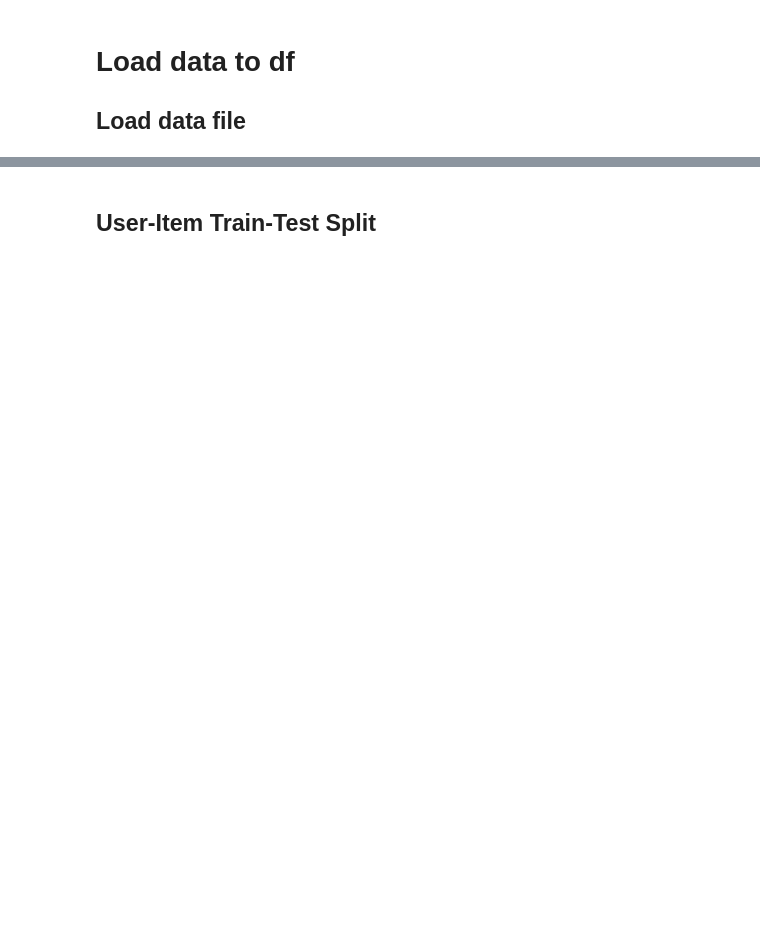
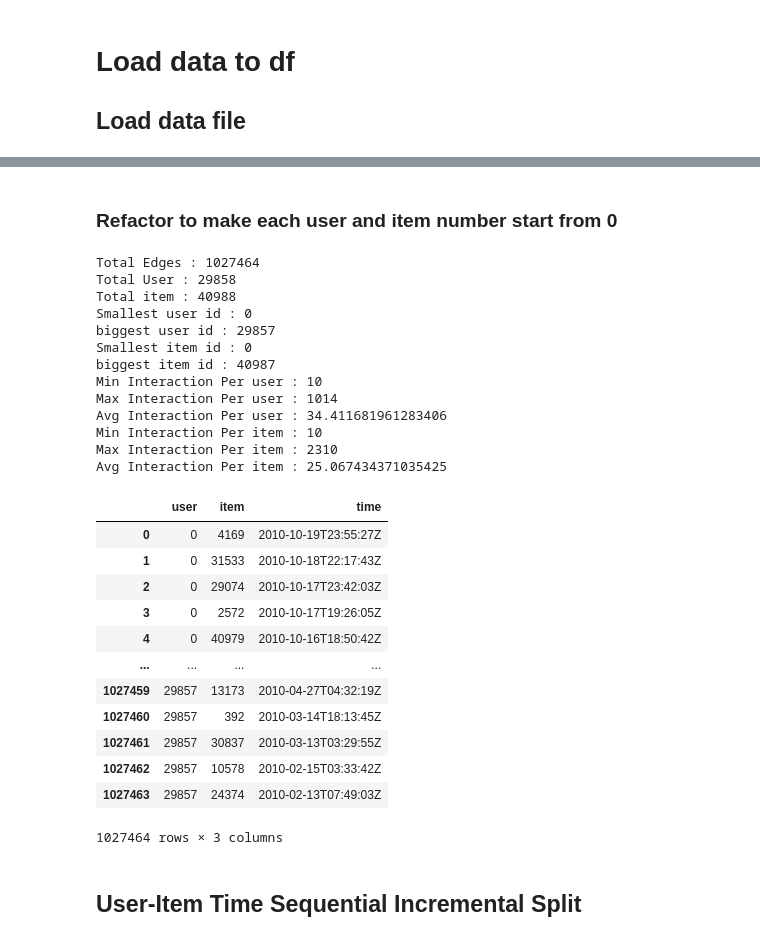
Before and after one commit to doublejone831/MGCCF, a Jupyter notebook: datahandler.ipynb, the cells around one changed output, grey strips where cells are left out. Cells and saved outputs as stored; diff of their text form; code cells hidden in the pictures; blank space fills up the shorter version.

```diff
--- a/datahandler.ipynb
+++ b/datahandler.ipynb
@@ -105,0 +253,33 @@ origin_df = pd.read_table(FILE_PATH + DATA_NAME+"_refactored.txt", names=COL_NAM
+# %% [markdown]
+### Refactor to make each user and item number start from 0
+# %%
+fdf, filtered_uid_map, filtered_iid_map = refactoring_from_0(fdf)
+print_info(fdf)
+fdf
+# %% [output]
+Total Edges : 1027464
+Total User : 29858
+Total item : 40988
+Smallest user id : 0
+biggest user id : 29857
+Smallest item id : 0
+biggest item id : 40987
+Min Interaction Per user : 10
+Max Interaction Per user : 1014
+Avg Interaction Per user : 34.411681961283406
+Min Interaction Per item : 10
+Max Interaction Per item : 2310
+Avg Interaction Per item : 25.067434371035425
+|  | user | item | time |
+| 0 | 0 | 4169 | 2010-10-19T23:55:27Z |
+| 1 | 0 | 31533 | 2010-10-18T22:17:43Z |
+| 2 | 0 | 29074 | 2010-10-17T23:42:03Z |
+| 3 | 0 | 2572 | 2010-10-17T19:26:05Z |
+| 4 | 0 | 40979 | 2010-10-16T18:50:42Z |
+| ... | ... | ... | ... |
+| 1027459 | 29857 | 13173 | 2010-04-27T04:32:19Z |
+| 1027460 | 29857 | 392 | 2010-03-14T18:13:45Z |
+| 1027461 | 29857 | 30837 | 2010-03-13T03:29:55Z |
+| 1027462 | 29857 | 10578 | 2010-02-15T03:33:42Z |
+| 1027463 | 29857 | 24374 | 2010-02-13T07:49:03Z |
+1027464 rows × 3 columns
@@ -106,2 +290,2 @@ origin_df = pd.read_table(FILE_PATH + DATA_NAME+"_refactored.txt", names=COL_NAM
 # %% [markdown]
-## User-Item Train-Test Split
+## User-Item Time Sequential Incremental Split
```
Also changed, not shown: parts of 26 cells of this notebook.
